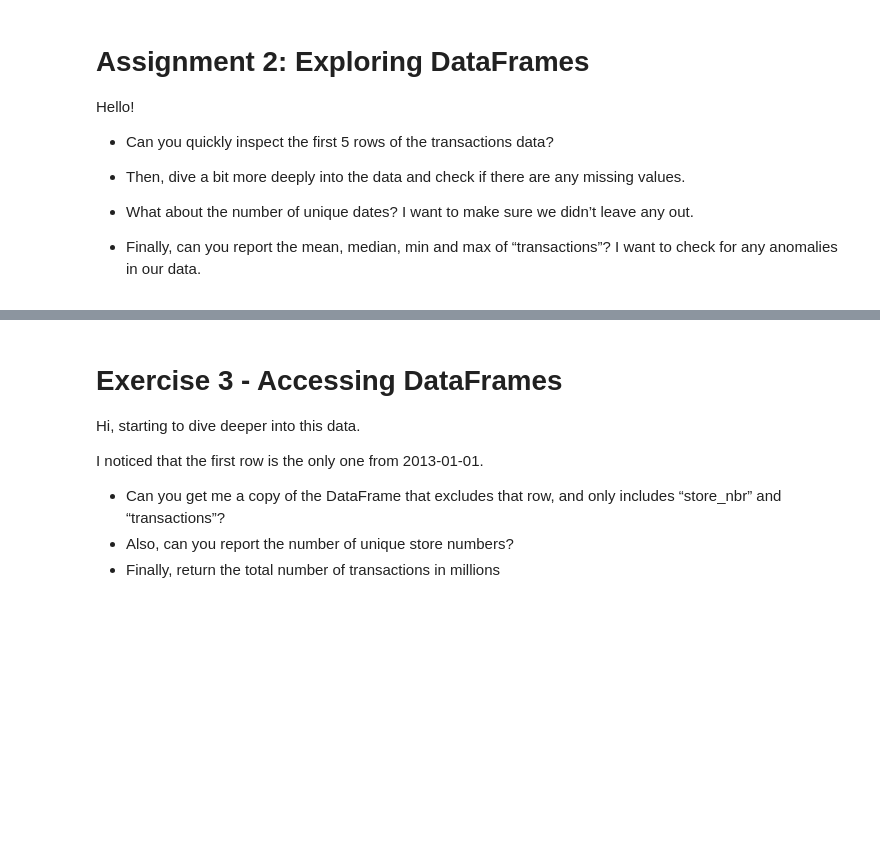
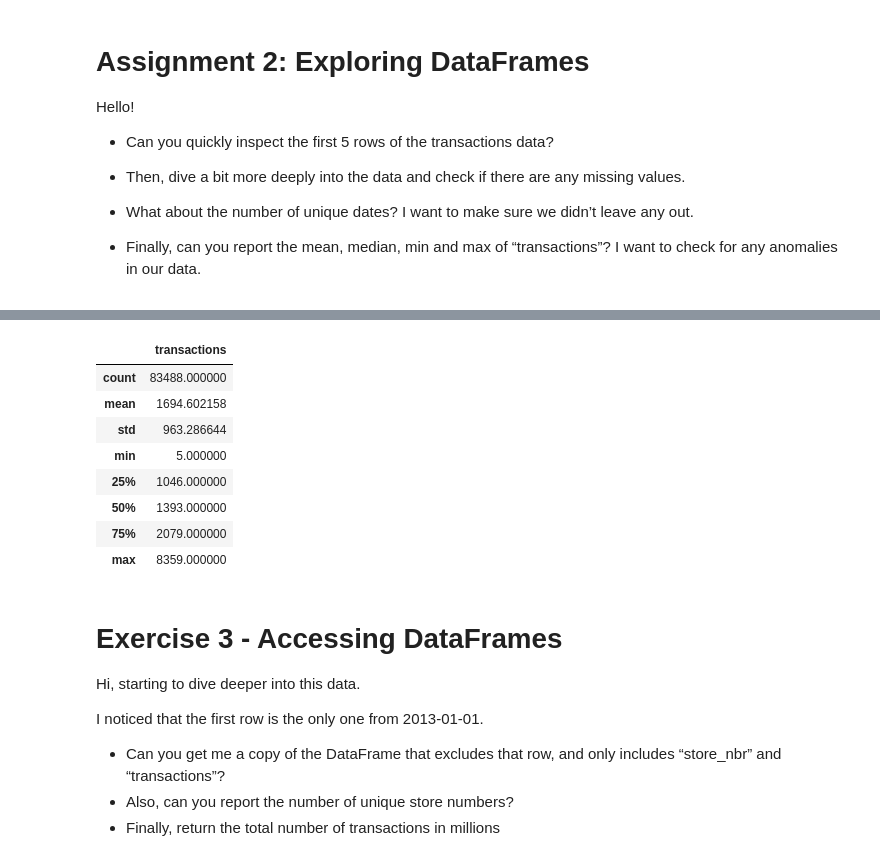
Before and after one commit to maciejsss/data-analysis-pandas, a Jupyter notebook: Course Assignment Notebooks/section03_DataFrames.ipynb, the cells around one changed output, grey strips where cells are left out. Cells and saved outputs as stored; diff of their text form; code cells hidden in the pictures; blank space fills up the shorter version.

```diff
--- a/Course Assignment Notebooks/section03_DataFrames.ipynb
+++ b/Course Assignment Notebooks/section03_DataFrames.ipynb
@@ -55,3 +99,15 @@ Hello!
+# %%
+transactions.loc[:,['transactions']].describe()
+# %% [output]
+|  | transactions |
+| count | 83488.000000 |
+| mean | 1694.602158 |
+| std | 963.286644 |
+| min | 5.000000 |
+| 25% | 1046.000000 |
+| 50% | 1393.000000 |
+| 75% | 2079.000000 |
+| max | 8359.000000 |
 # %% [markdown]
 # Exercise 3 - Accessing DataFrames
 
```
Also changed, not shown: parts of 14 cells of this notebook, 1 other file.
